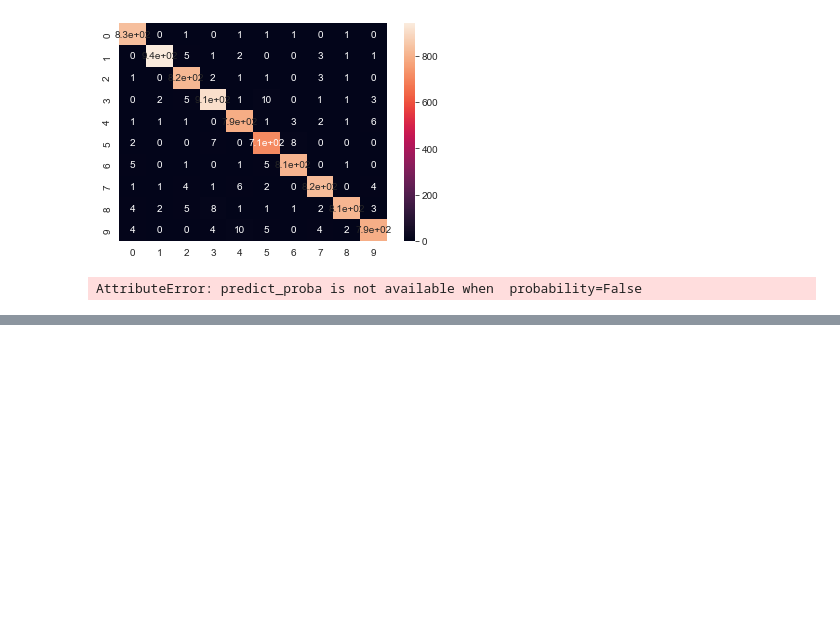
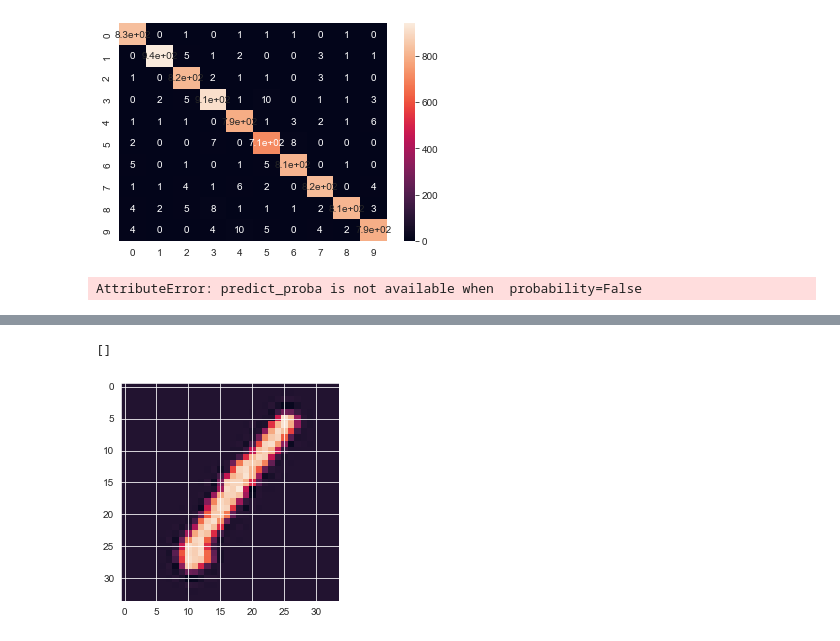
Before and after one commit to Im-Rises/digit_recognizer_ml, a Jupyter notebook: main_kaggle.ipynb, the cells around one changed output, grey strips where cells are left out. Cells and saved outputs as stored; diff of their text form; code cells hidden in the pictures; blank space fills up the shorter version.

```diff
--- a/main_kaggle.ipynb
+++ b/main_kaggle.ipynb
@@ -200,0 +225,11 @@ rnd_forest = RandomForestClassifier(n_estimators=800)
+# %%
+from scipy.ndimage import zoom
+
+def zoom_image(image, zoom_val):
+    return zoom(image,zoom_val)
+
+plt.imshow(zoom_image(X.iloc[0, 0:].values.reshape(28, 28),1.2))
+plt.plot()
+# %% [output]
+[]
+[figure, added]
```
Also changed, not shown: parts of 3 cells of this notebook, 5 other files.
